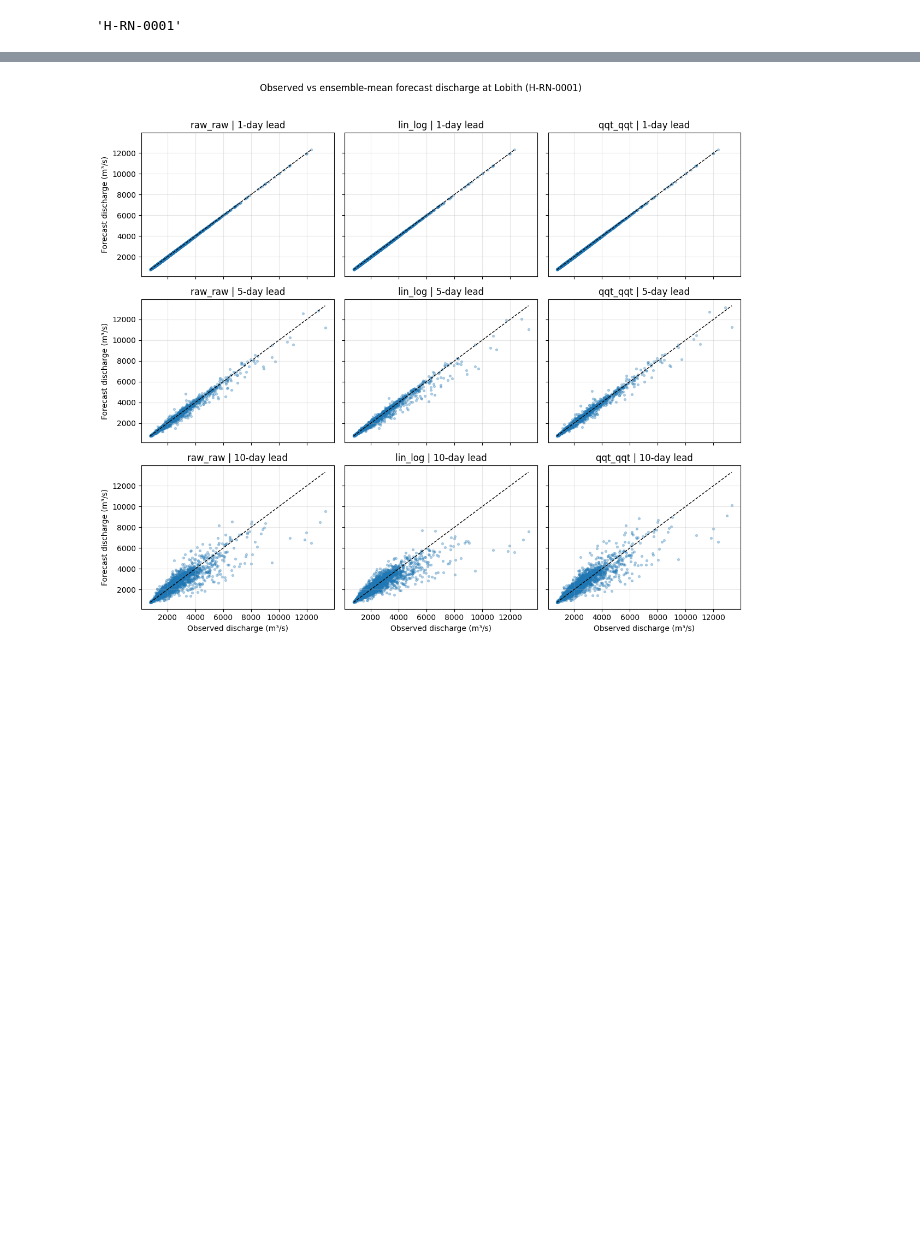
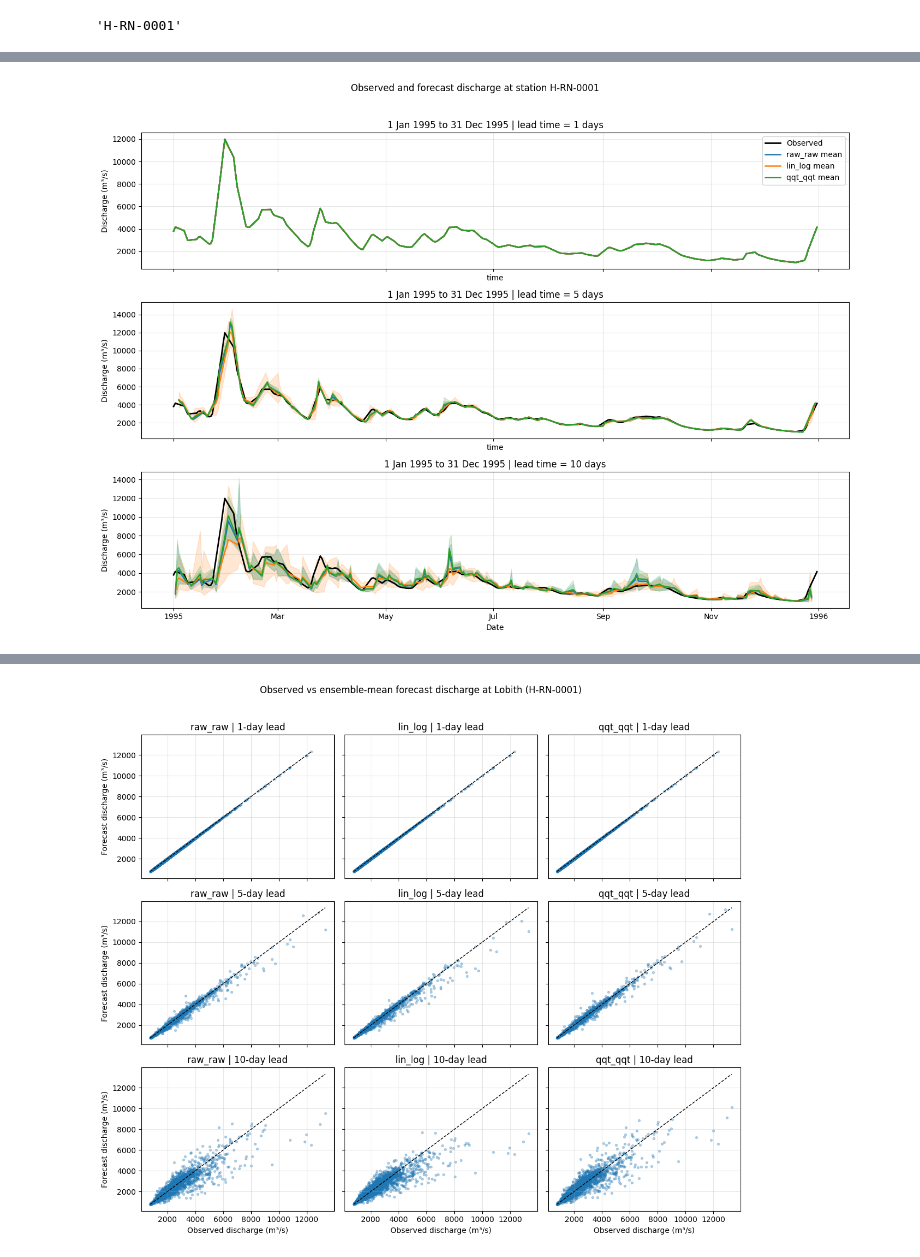
Before and after one commit to DaveCasson/veriflow, a Jupyter notebook: examples/hydrological_ensemble_verification_part2_interpretation.ipynb, the cells around one changed output, grey strips where cells are left out. Saved outputs shown, nothing was run; the diff lists cells and outputs as text; code cells hidden in the pictures; blank space fills up the shorter version.

```diff
--- a/examples/hydrological_ensemble_verification_part2_interpretation.ipynb
+++ b/examples/hydrological_ensemble_verification_part2_interpretation.ipynb
@@ -273,0 +357,71 @@ Here we compare ensemble-mean forecasts with observations for lead times of 1, 5
+# %%
+forecast_datasets = {
+    pair_id: get_forecast_data(pair_id).sel(station=example_station)
+    for pair_id in forecast_variants
+}
+
+
+def forecast_stats_for_lead(da, lead_days):
+    """Return ensemble mean, min, and max for a selected lead time."""
+    selected = select_lead_time(da, lead_days)
+
+    mean = selected.mean(dim="realization")
+    lower = selected.min(dim="realization")
+    upper = selected.max(dim="realization")
+
+    return use_valid_time_axis(mean), use_valid_time_axis(lower), use_valid_time_axis(upper)
+
+
+def plot_event_forecasts(obs_series, forecast_datasets, period, period_label, lead_times=(1, 5, 10)):
+    """Plot observed discharge and forecast ensemble summaries for multiple lead times."""
+    colors = {
+        "raw_raw": "tab:blue",
+        "lin_log": "tab:orange",
+        "qqt_qqt": "tab:green",
+    }
+
+    fig, axes = plt.subplots(len(lead_times), 1, figsize=(14, 10), sharex=True, sharey=False)
+    obs_period = obs_series.sel(time=period)
+
+    for ax, lead_days in zip(axes, lead_times):
+        obs_period.plot(ax=ax, color="black", linewidth=2, label="Observed")
+
+        for name, da in forecast_datasets.items():
+            mean, lower, upper = forecast_stats_for_lead(da, lead_days)
+            mean_period = mean.sel(time=period)
+            lower_period = lower.sel(time=period)
+            upper_period = upper.sel(time=period)
+
+            color = colors[name]
+            ax.fill_between(
+                mean_period["time"].values,
+                lower_period.values,
+                upper_period.values,
+                color=color,
+                alpha=0.18,
+            )
+            mean_period.plot(ax=ax, color=color, linewidth=1.8, label=f"{name} mean")
+
+        ax.set_title(f"{period_label} | lead time = {lead_days} days")
+        ax.set_ylabel("Discharge (m³/s)")
+        ax.grid(True, alpha=0.3)
+
+    axes[0].legend(loc="upper right")
+    axes[-1].set_xlabel("Date")
+
+    plt.suptitle(f"Observed and forecast discharge at station {example_station}", y=1.02)
+    plt.tight_layout()
+    plt.show()
+
+
+year_1995_period = slice("1995-01-01", "1995-12-31")
+
+plot_event_forecasts(
+    obs_series=obs_series,
+    forecast_datasets=forecast_datasets,
+    period=year_1995_period,
+    period_label="1 Jan 1995 to 31 Dec 1995",
+    lead_times=(1, 5, 10),
+)
+# %% [output]
+[figure, added]
```
Also changed, not shown: parts of 27 cells of this notebook, 1 other file.
